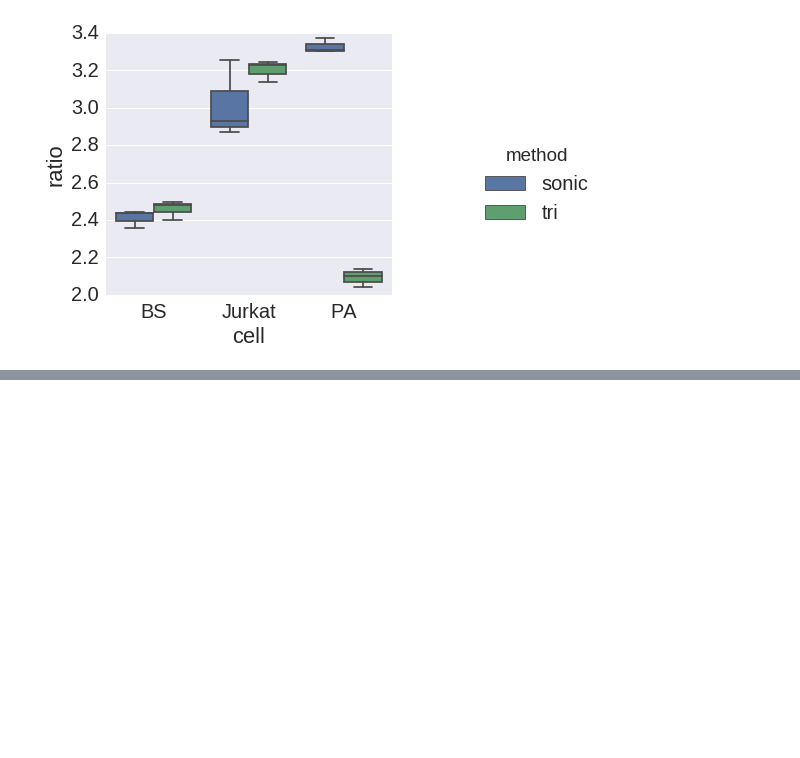
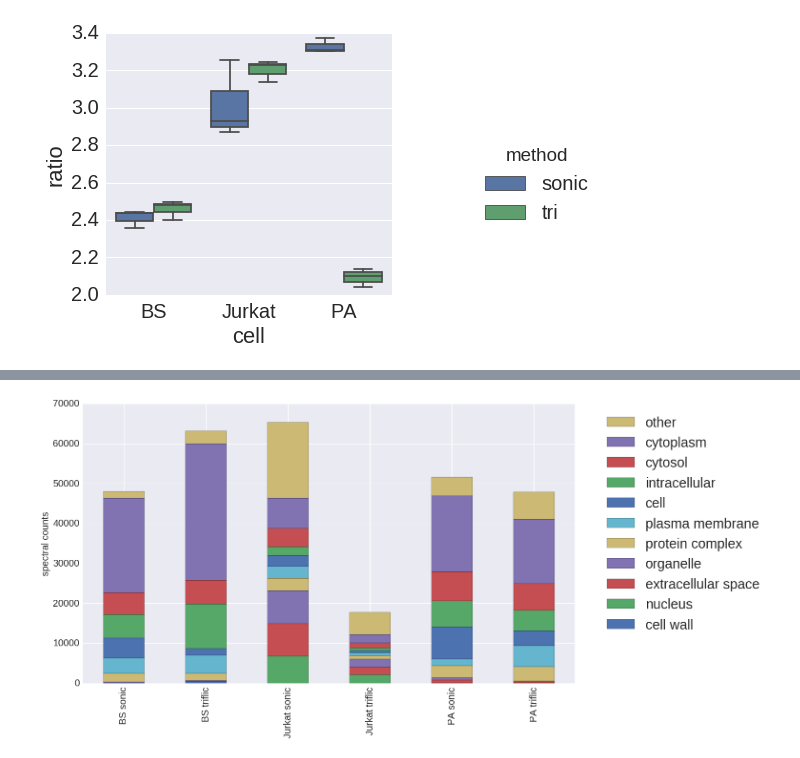
Before and after one commit to stuppie/triflic, a Jupyter notebook: analysis_Jurkat_PA_BF_1FP_GlcNAc/get_counts.ipynb, the cells around one changed output, grey strips where cells are left out. Drawn from its saved outputs; the diff is of its cells as text; code cells hidden in the pictures; blank space fills up the shorter version.

```diff
--- a/analysis_Jurkat_PA_BF_1FP_GlcNAc/get_counts.ipynb
+++ b/analysis_Jurkat_PA_BF_1FP_GlcNAc/get_counts.ipynb
@@ -230,0 +246,19 @@ for item in ([ax.title, ax.xaxis.label, ax.yaxis.label] +
+# %%
+df = all_counts2.T
+gs = ["BS sonic", "BS triflic", "Jurkat sonic", "Jurkat triflic", "PA sonic", "PA triflic"]
+for g in gs:
+    df[g] = df[df.columns[df.columns.str.contains(g)]].sum(1)
+df = df[gs]
+df3 = df.T
+# %%
+ax = df3[show].plot.bar(stacked=True, legend=False)
+ax.set_ylabel("spectral counts")
+patches, labels = ax.get_legend_handles_labels()
+ax.legend(patches[::-1], labels[::-1], bbox_to_anchor=(1.4, 1), fontsize='large')
+fig = matplotlib.pyplot.gcf()
+fig.set_size_inches(18.5, 10.5)
+for item in ([ax.title, ax.xaxis.label, ax.yaxis.label] +
+             ax.get_xticklabels() + ax.get_yticklabels()):
+    item.set_fontsize(20)
+# %% [output]
+[figure, added]
```
Also changed, not shown: parts of 8 cells of this notebook, 1 other file.
